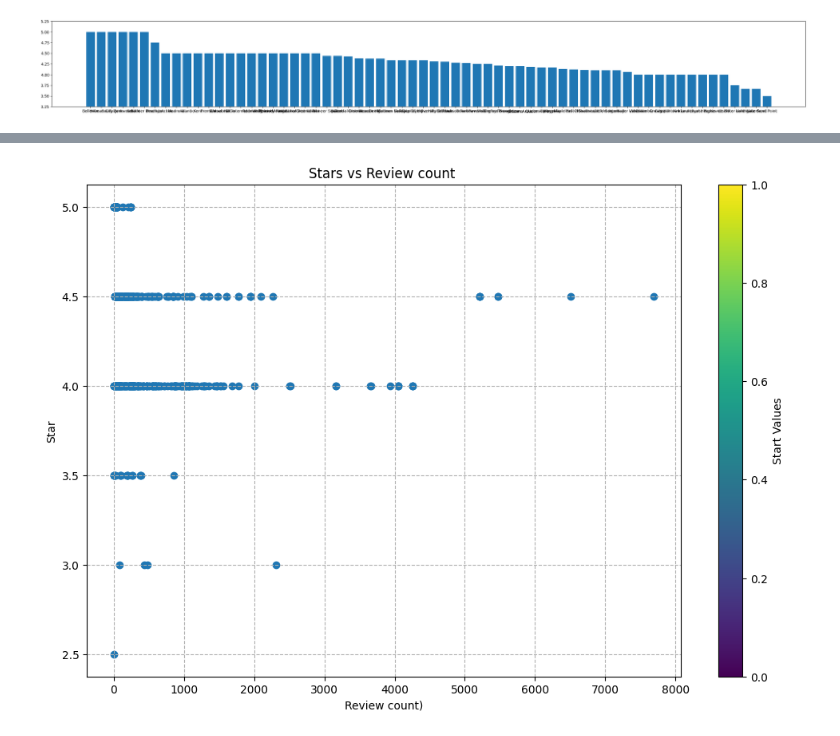
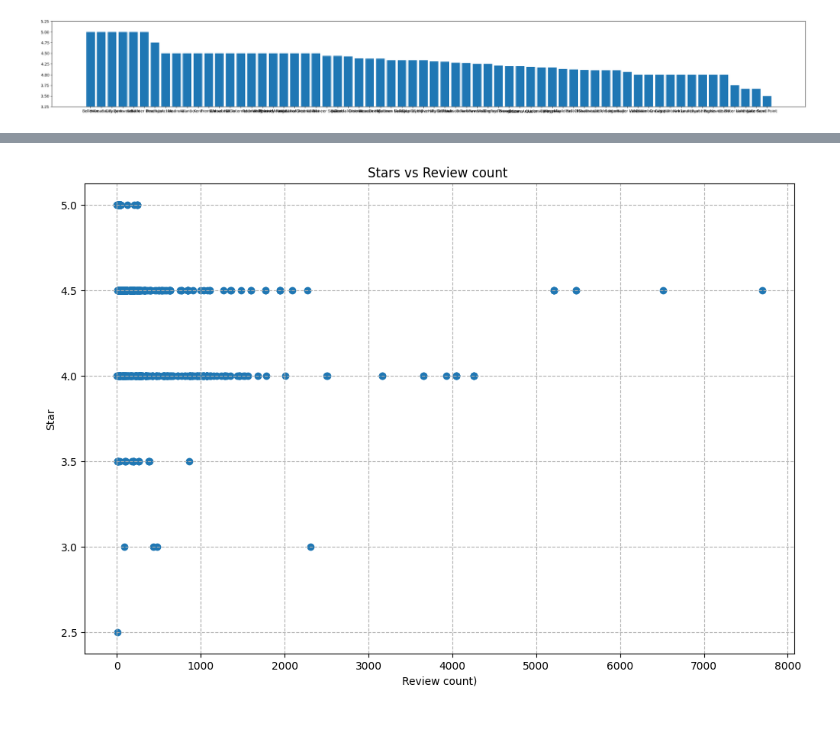
Before and after one commit to yyang35/datascience-capstone-project, a Jupyter notebook: seattle_dataset_distance.ipynb, the cells around one changed output, grey strips where cells are left out. Saved outputs shown, nothing was run; the diff lists cells and outputs as text; code cells hidden in the pictures.

```diff
--- a/seattle_dataset_distance.ipynb
+++ b/seattle_dataset_distance.ipynb
@@ -119,19 +88,15 @@ plt.xticks(rotation=45, ha="right")
 # %%
 import matplotlib.pyplot as plt
 
 plt.figure(figsize=(12, 8))
 
 plt.ylabel('Star')
 plt.xlabel('Review count)')
 plt.title('Stars vs Review count ')
 plt.grid(True, linestyle='--')
 
 plt.scatter( df['Stars_count'], df['Star'])
 
-# Add a color bar to show the mapping of average rate(star) to colors
-color_bar = plt.colorbar()
-color_bar.set_label('Start Values')
-
 plt.show()
 # %% [output]
-[figure, old version]
+[figure, new version]
```
Also changed, not shown: parts of 3 cells of this notebook.
